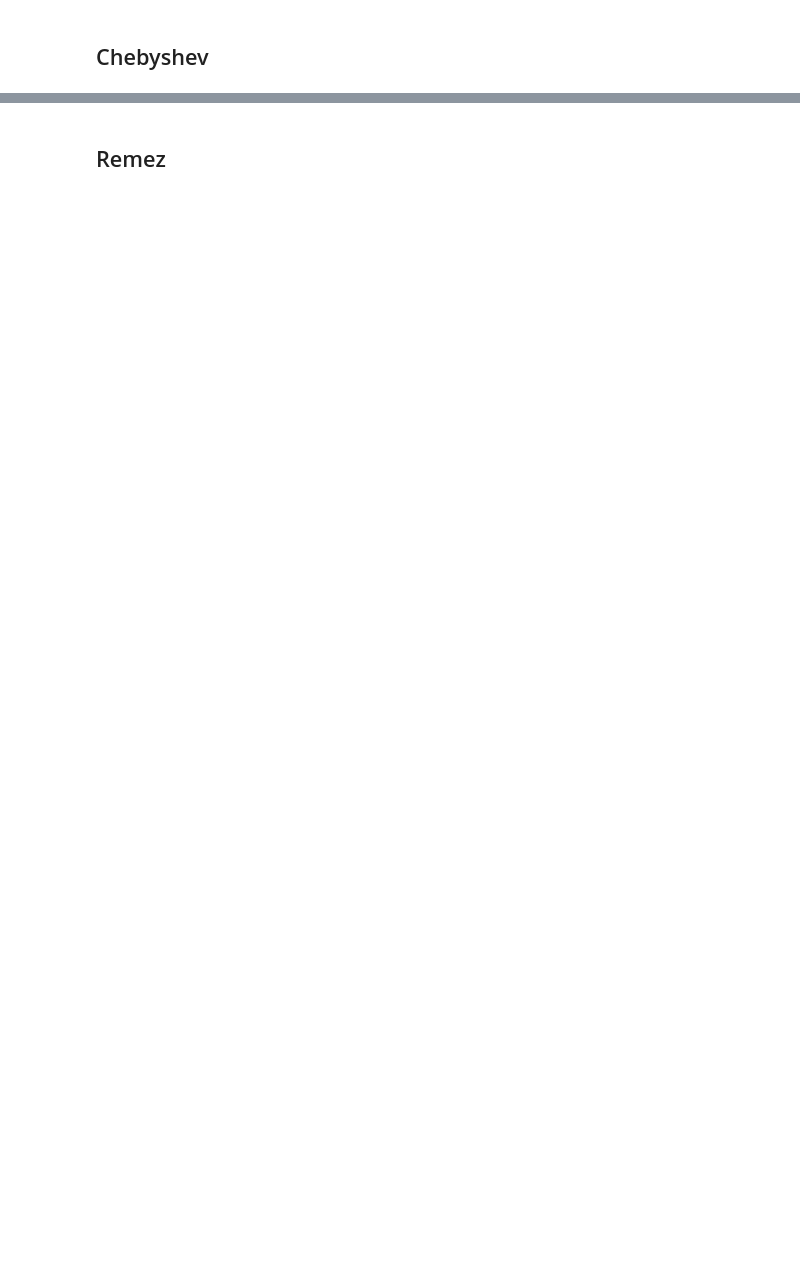
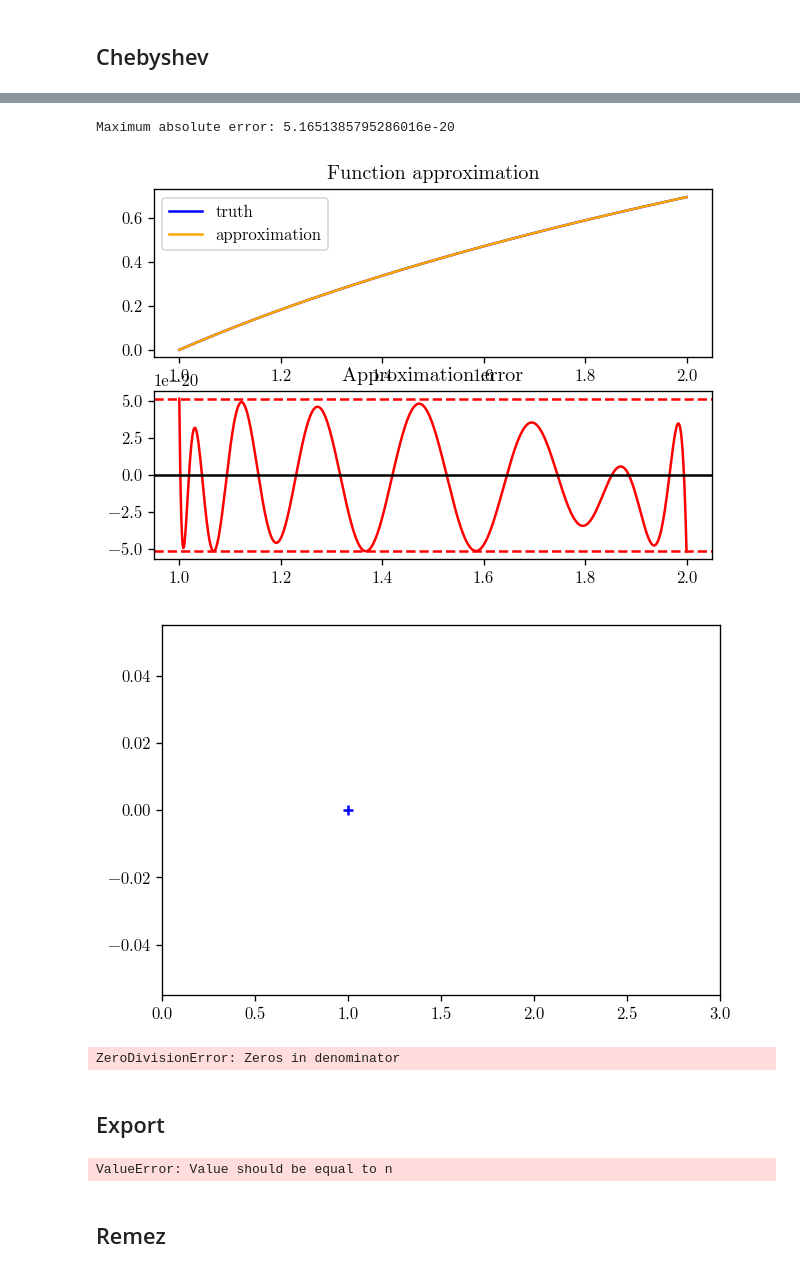
Before and after one commit to recmo/experiment-solexp, a Jupyter notebook: approximate_mpmath.ipynb, the cells around one changed output, grey strips where cells are left out. Cells and saved outputs as stored; diff of their text form; code cells hidden in the pictures; blank space fills up the shorter version.

```diff
--- a/approximate_mpmath.ipynb
+++ b/approximate_mpmath.ipynb
@@ -158,0 +262,18 @@ def rational(n, m):
+# %%
+from mpmath import mpf
+
+x = [mpf('1.002086509792016565270393850245050414330808808987712901699064018884396061650252'),
+ mpf('1.019152199809059631651197854534135282024305767025984601211834795399356287670731'),
+ mpf('1.044709564539441764320766365217672835099530883034777140251970225352442422145264'),
+ mpf('1.093720279287117355572600107054799012326423167092957069219135936568777874263096'),
+ mpf('1.155988349218054563342016547050521864153864815097449058429411867760516041393505'),
+ mpf('1.230257940600440961064919022464803513761844429032006232910028016750521452902459'),
+ mpf('1.317167099785201980562999508653270877959222413691730764501031374826767456888606'),
+ mpf('1.420283231792458138245747499430821583228244186079926191362583940046443620108262'),
+ mpf('1.52701591906390595568585228540637529256430318067944240114866956864463950054253'),
+ mpf('1.645777437241906260833921744455990649022976673068140782514525900529784104472073'),
+ mpf('1.745719216095053480687368461080827650448002097649485392950785732881575124818569'),
+ mpf('1.852643072692638769046920471946494076663675479312691430710740786207621133965367'),
+ mpf('1.886306292274304365673031574063938376245015241921829296026580719225397837305075'),
+ mpf('1.96634895931940552236478298947382491304910438883790798643619356584248447740209'),
+ mpf('1.994901335188944799369815888239399301282906579527004811820993327972277098357374')]
@@ -158,0 +296,4 @@ def rational(n, m):
+# %%
+mp.prec = 256
+x = [mp.mpf(x) for x in x]
+y = [f(x) for x in x]
@@ -158,0 +325,9 @@ def rational(n, m):
+# %%
+plt.close('all')
+
+display(x)
+
+p, q, h = rat_fit(8, 8, x, y)
+plot(h)
+plot_roots(p, q)
+# %% [output]
@@ -159,2 +349,25 @@ def rational(n, m):
+Maximum absolute error: 5.1651385795286016e-20
+[figure, added]
+[figure, added]
+# %%
+plt.close('all')
+
+p1, q1, h1 = remez_iter(p, q, check_poles=True)
+print(f'Max error: {float(max_error(h1))}')
+plot(h1)
+plot_roots(p1, q1)
+# %% [output]
+ZeroDivisionError: Zeros in denominator
+# %% [markdown]
+## Export
+# %%
+mp.prec = 1024
+x = [mp.mpf(x) for x in x]
+y = [f(x) for x in x]
+p, q, h = rat_fit(8, 8, x, y)
+plot(h)
+plot_roots(p, q)
+# %% [output]
+ValueError: Value should be equal to n
 # %% [markdown]
 ## Remez
```
Also changed, not shown: parts of 50 cells of this notebook, 1 other file.
